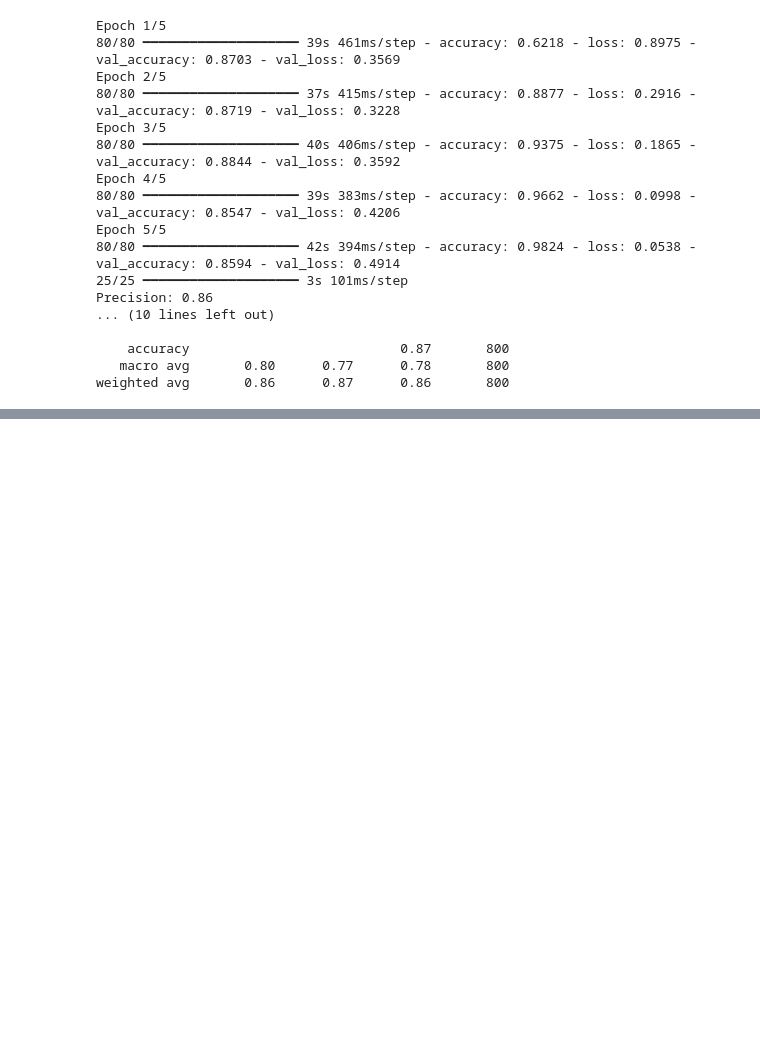
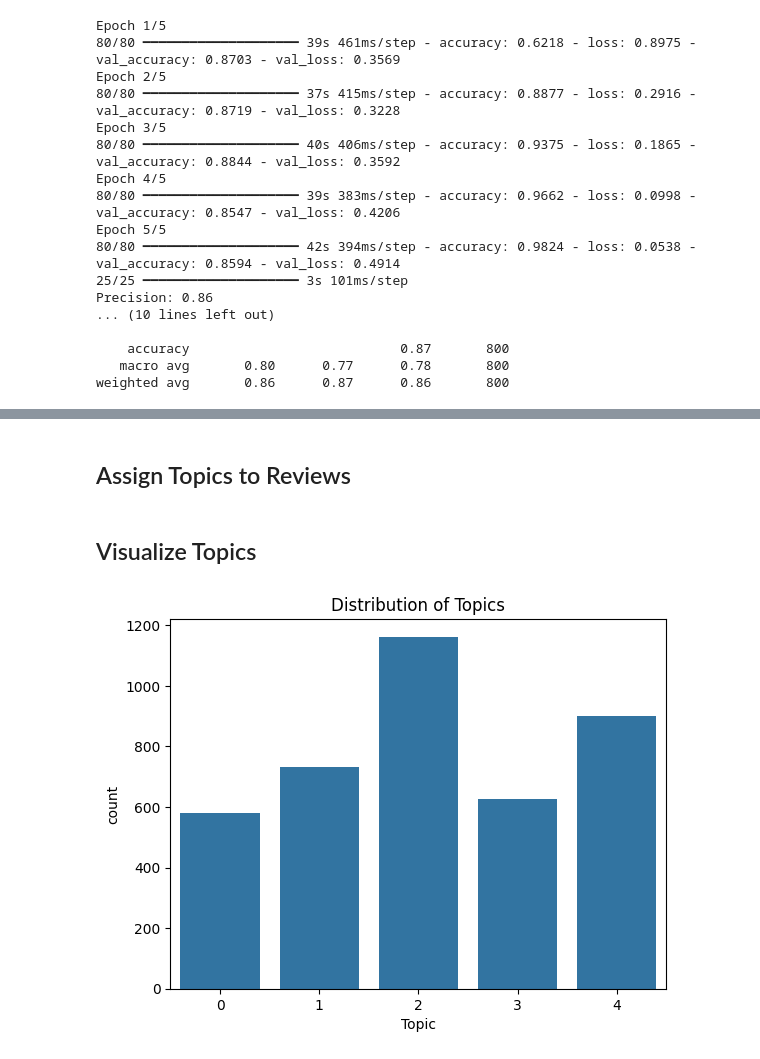
Before and after one commit to santoshdhalwalkar/DigicromeAcademyFinalCapstoneProject, a Jupyter notebook: task.ipynb, the cells around one changed output, grey strips where cells are left out. Saved outputs shown, nothing was run; the diff lists cells and outputs as text; code cells hidden in the pictures; blank space fills up the shorter version.

```diff
--- a/task.ipynb
+++ b/task.ipynb
@@ -864,0 +906,9 @@ weighted avg       0.86      0.87      0.86       800
+# %%
+from sklearn.decomposition import LatentDirichletAllocation
+
+# Define number of topics
+num_topics = 5
+
+# Initialize and fit LDA model
+lda_model = LatentDirichletAllocation(n_components=num_topics, random_state=42)
+lda_model.fit(dtm)
@@ -864,0 +919,9 @@ weighted avg       0.86      0.87      0.86       800
+# %%
+from sklearn.decomposition import NMF
+
+# Define number of topics
+num_topics = 5
+
+# Initialize and fit NMF model
+nmf_model = NMF(n_components=num_topics, random_state=42)
+nmf_model.fit(tfidf)
@@ -864,0 +973,26 @@ weighted avg       0.86      0.87      0.86       800
+# %% [markdown]
+## Assign Topics to Reviews
+# %%
+# Get topic probabilities for each document
+lda_topic_probs = lda_model.transform(dtm)
+
+# Assign the most probable topic
+reviews_topics = lda_topic_probs.argmax(axis=1)
+train_data['Topic'] = reviews_topics
+# %%
+# Get topic probabilities for each document
+nmf_topic_probs = nmf_model.transform(tfidf)
+
+# Assign the most probable topic
+reviews_topics = nmf_topic_probs.argmax(axis=1)
+train_data['Topic'] = reviews_topics
+# %% [markdown]
+## Visualize Topics
+# %%
+import seaborn as sns
+
+sns.countplot(x='Topic', data=train_data)
+plt.title('Distribution of Topics')
+plt.show()
+# %% [output]
+[figure, added]
```
Also changed, not shown: parts of 10 cells of this notebook.
